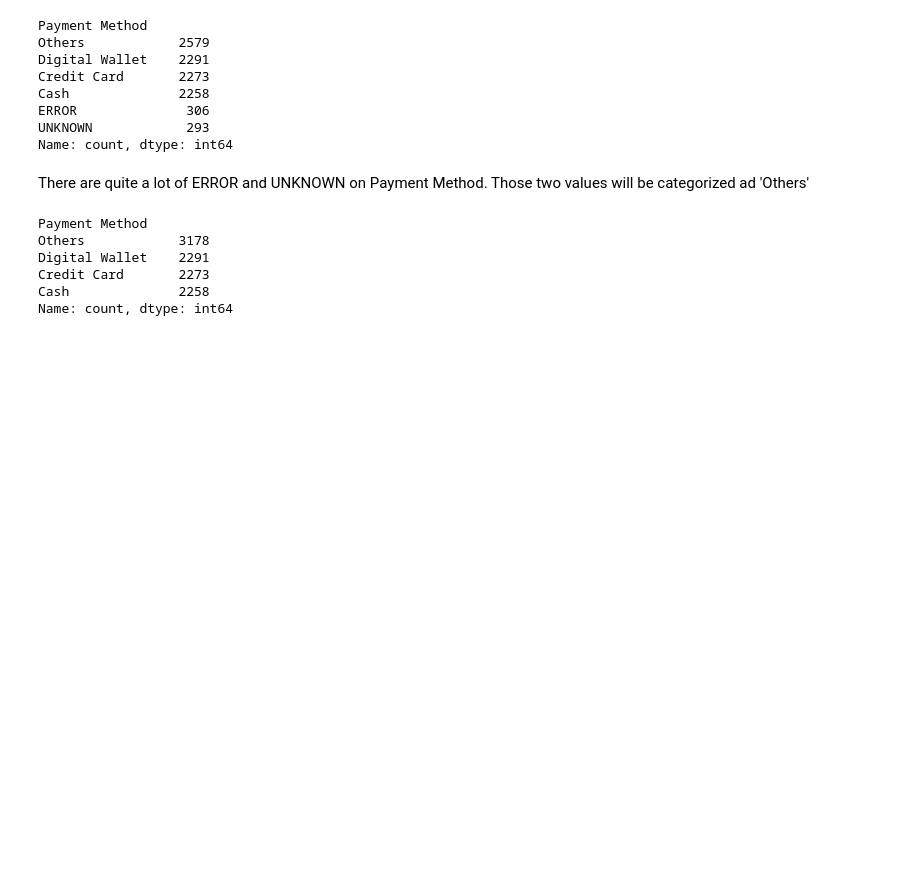
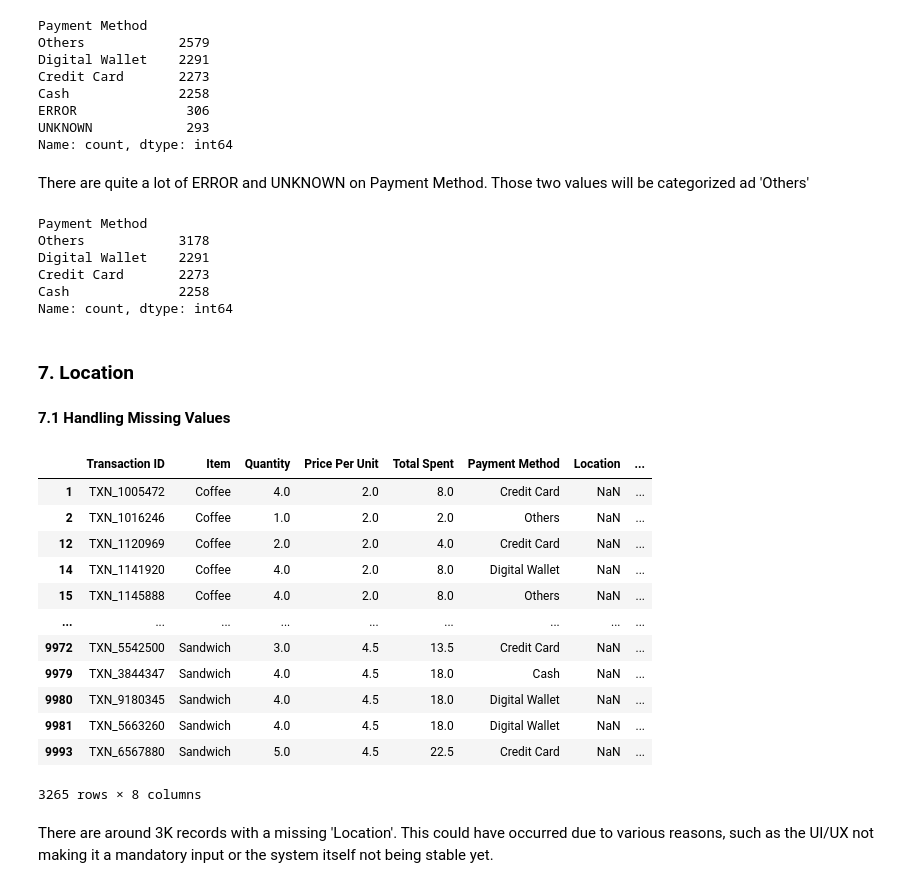
Before and after one commit to jeeenss/Data-Analysis-with-Python, a Jupyter notebook: Cafe_Sales/cafe_sales_analysis.ipynb, the cells around one changed output. Drawn from its saved outputs; the diff is of its cells as text; code cells hidden in the pictures; blank space fills up the shorter version.

Commit message:
added data cleansing code on Location

```diff
--- a/Cafe_Sales/cafe_sales_analysis.ipynb
+++ b/Cafe_Sales/cafe_sales_analysis.ipynb
@@ -837,3 +839,25 @@ Digital Wallet    2291
 Credit Card       2273
 Cash              2258
 Name: count, dtype: int64
+# %% [markdown]
+### 7. Location ###
+# %% [markdown]
+**7.1 Handling Missing Values**
+# %%
+df[df['Location'].isnull()]
+# %% [output]
+|  | Transaction ID | Item | Quantity | Price Per Unit | Total Spent | Payment Method | Location | ... |
+| 1 | TXN_1005472 | Coffee | 4.0 | 2.0 | 8.0 | Credit Card | NaN | ... |
+| 2 | TXN_1016246 | Coffee | 1.0 | 2.0 | 2.0 | Others | NaN | ... |
+| 12 | TXN_1120969 | Coffee | 2.0 | 2.0 | 4.0 | Credit Card | NaN | ... |
+| 14 | TXN_1141920 | Coffee | 4.0 | 2.0 | 8.0 | Digital Wallet | NaN | ... |
+| 15 | TXN_1145888 | Coffee | 4.0 | 2.0 | 8.0 | Others | NaN | ... |
+| ... | ... | ... | ... | ... | ... | ... | ... | ... |
+| 9972 | TXN_5542500 | Sandwich | 3.0 | 4.5 | 13.5 | Credit Card | NaN | ... |
+| 9979 | TXN_3844347 | Sandwich | 4.0 | 4.5 | 18.0 | Cash | NaN | ... |
+| 9980 | TXN_9180345 | Sandwich | 4.0 | 4.5 | 18.0 | Digital Wallet | NaN | ... |
+| 9981 | TXN_5663260 | Sandwich | 4.0 | 4.5 | 18.0 | Digital Wallet | NaN | ... |
+| 9993 | TXN_6567880 | Sandwich | 5.0 | 4.5 | 22.5 | Credit Card | NaN | ... |
+3265 rows × 8 columns
+# %% [markdown]
+There are around 3K records with a missing 'Location'. This could have occurred due to various reasons, such as the UI/UX not making it a mandatory input or the system itself not being stable yet.
```
Also changed, not shown: parts of 5 cells of this notebook.
